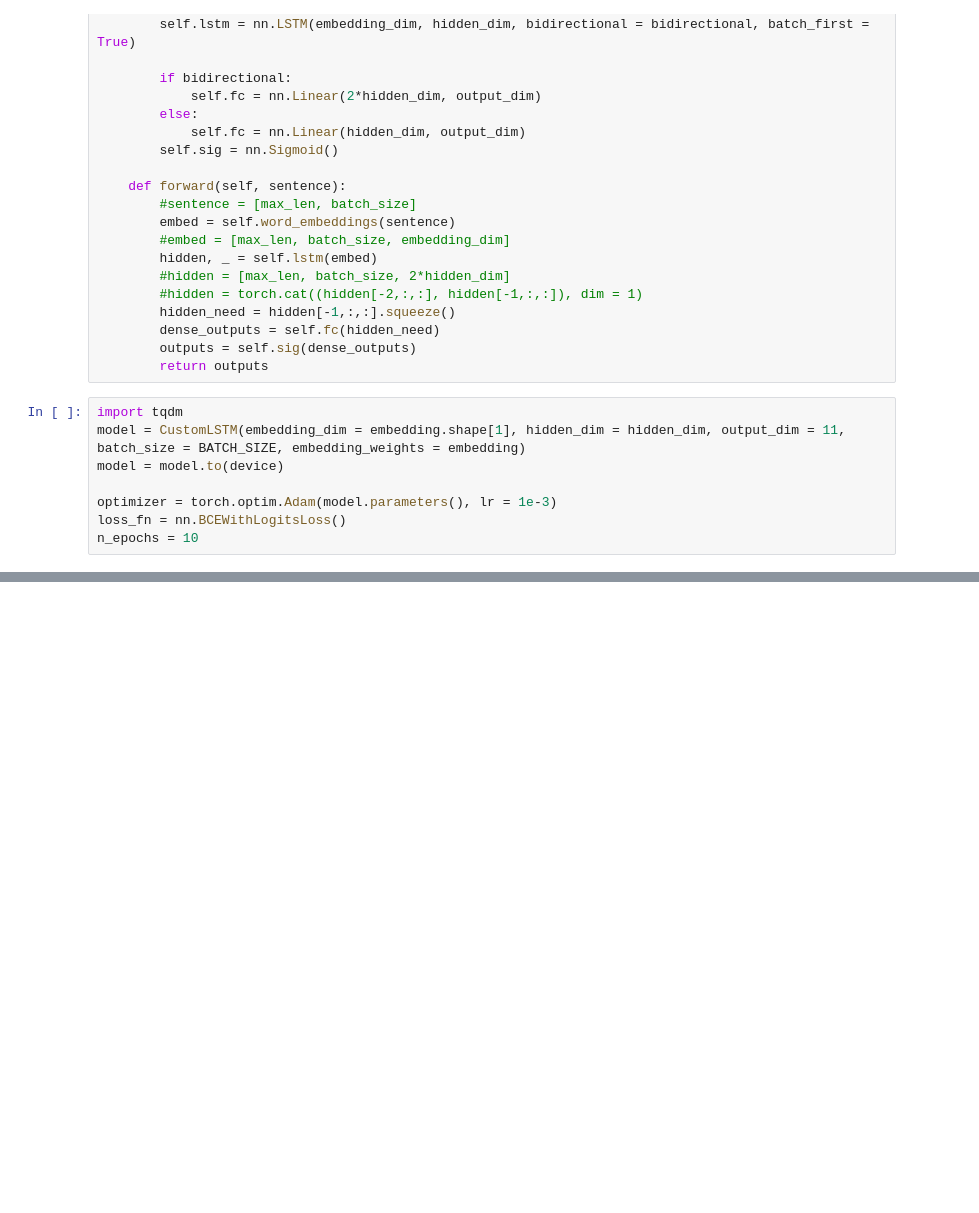
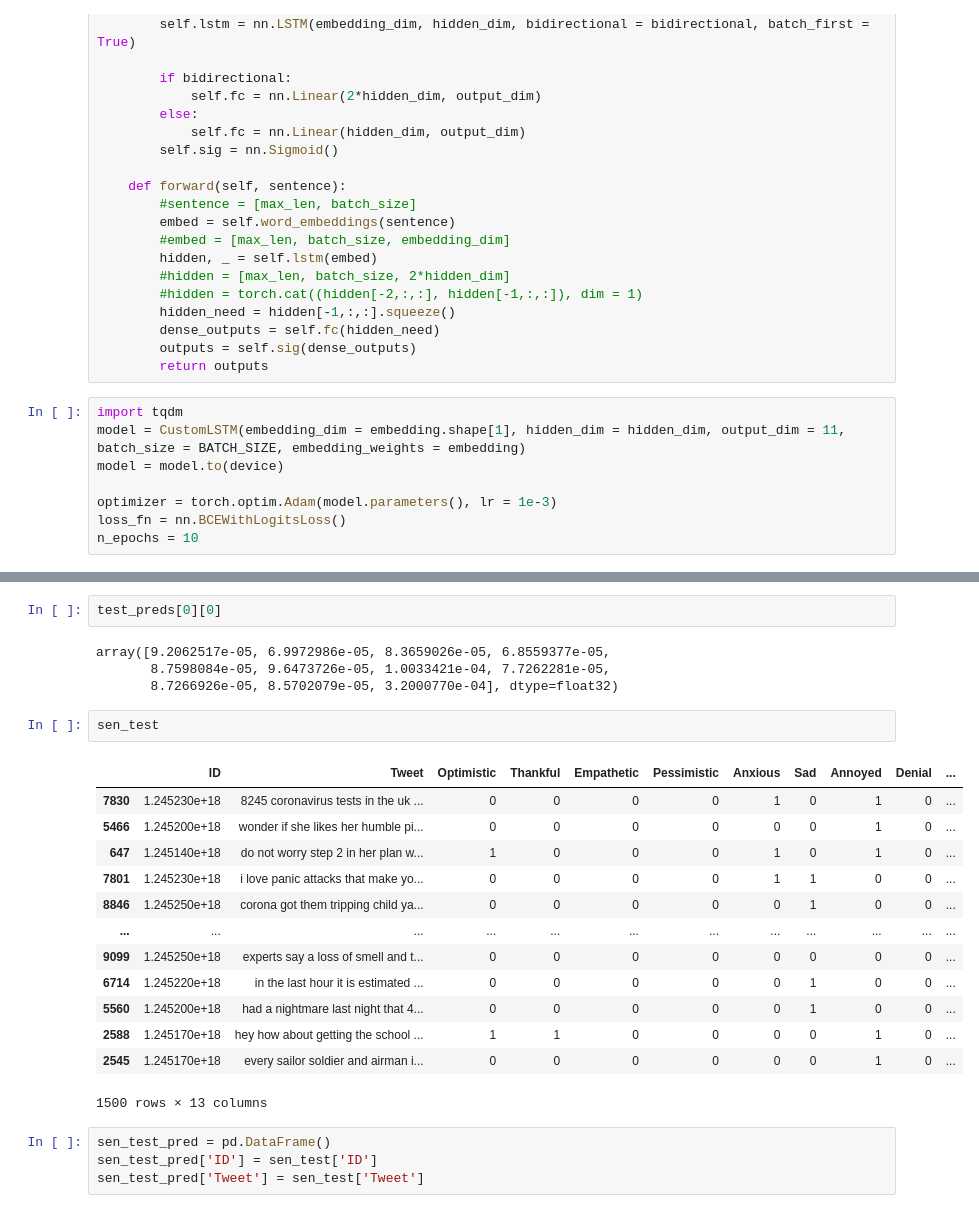
Before and after one commit to sydney-machine-learning/COVID19_sentinentanalysis, a Jupyter notebook: EDA_on_clean_data.ipynb, the cells around one changed output, grey strips where cells are left out. Saved outputs shown, nothing was run; the diff lists cells and outputs as text; blank space fills up the shorter version.

```diff
--- a/EDA_on_clean_data.ipynb
+++ b/EDA_on_clean_data.ipynb
@@ -765,0 +791,26 @@ ValueError: ignored
+# %%
+test_preds[0][0]
+# %% [output]
+array([9.2062517e-05, 6.9972986e-05, 8.3659026e-05, 6.8559377e-05,
+       8.7598084e-05, 9.6473726e-05, 1.0033421e-04, 7.7262281e-05,
+       8.7266926e-05, 8.5702079e-05, 3.2000770e-04], dtype=float32)
+# %%
+sen_test
+# %% [output]
+|  | ID | Tweet | Optimistic | Thankful | Empathetic | Pessimistic | Anxious | Sad | Annoyed | Denial | ... |
+| 7830 | 1.245230e+18 | 8245 coronavirus tests in the uk ... | 0 | 0 | 0 | 0 | 1 | 0 | 1 | 0 | ... |
+| 5466 | 1.245200e+18 | wonder if she likes her humble pi... | 0 | 0 | 0 | 0 | 0 | 0 | 1 | 0 | ... |
+| 647 | 1.245140e+18 | do not worry step 2 in her plan w... | 1 | 0 | 0 | 0 | 1 | 0 | 1 | 0 | ... |
+| 7801 | 1.245230e+18 | i love panic attacks that make yo... | 0 | 0 | 0 | 0 | 1 | 1 | 0 | 0 | ... |
+| 8846 | 1.245250e+18 | corona got them tripping child ya... | 0 | 0 | 0 | 0 | 0 | 1 | 0 | 0 | ... |
+| ... | ... | ... | ... | ... | ... | ... | ... | ... | ... | ... | ... |
+| 9099 | 1.245250e+18 | experts say a loss of smell and t... | 0 | 0 | 0 | 0 | 0 | 0 | 0 | 0 | ... |
+| 6714 | 1.245220e+18 | in the last hour it is estimated ... | 0 | 0 | 0 | 0 | 0 | 1 | 0 | 0 | ... |
+| 5560 | 1.245200e+18 | had a nightmare last night that 4... | 0 | 0 | 0 | 0 | 0 | 1 | 0 | 0 | ... |
+| 2588 | 1.245170e+18 | hey how about getting the school ... | 1 | 1 | 0 | 0 | 0 | 0 | 1 | 0 | ... |
+| 2545 | 1.245170e+18 | every sailor soldier and airman i... | 0 | 0 | 0 | 0 | 0 | 0 | 1 | 0 | ... |
+1500 rows × 13 columns
+# %%
+sen_test_pred = pd.DataFrame()
+sen_test_pred['ID'] = sen_test['ID']
+sen_test_pred['Tweet'] = sen_test['Tweet']
```
Also changed, not shown: parts of 9 cells of this notebook.
